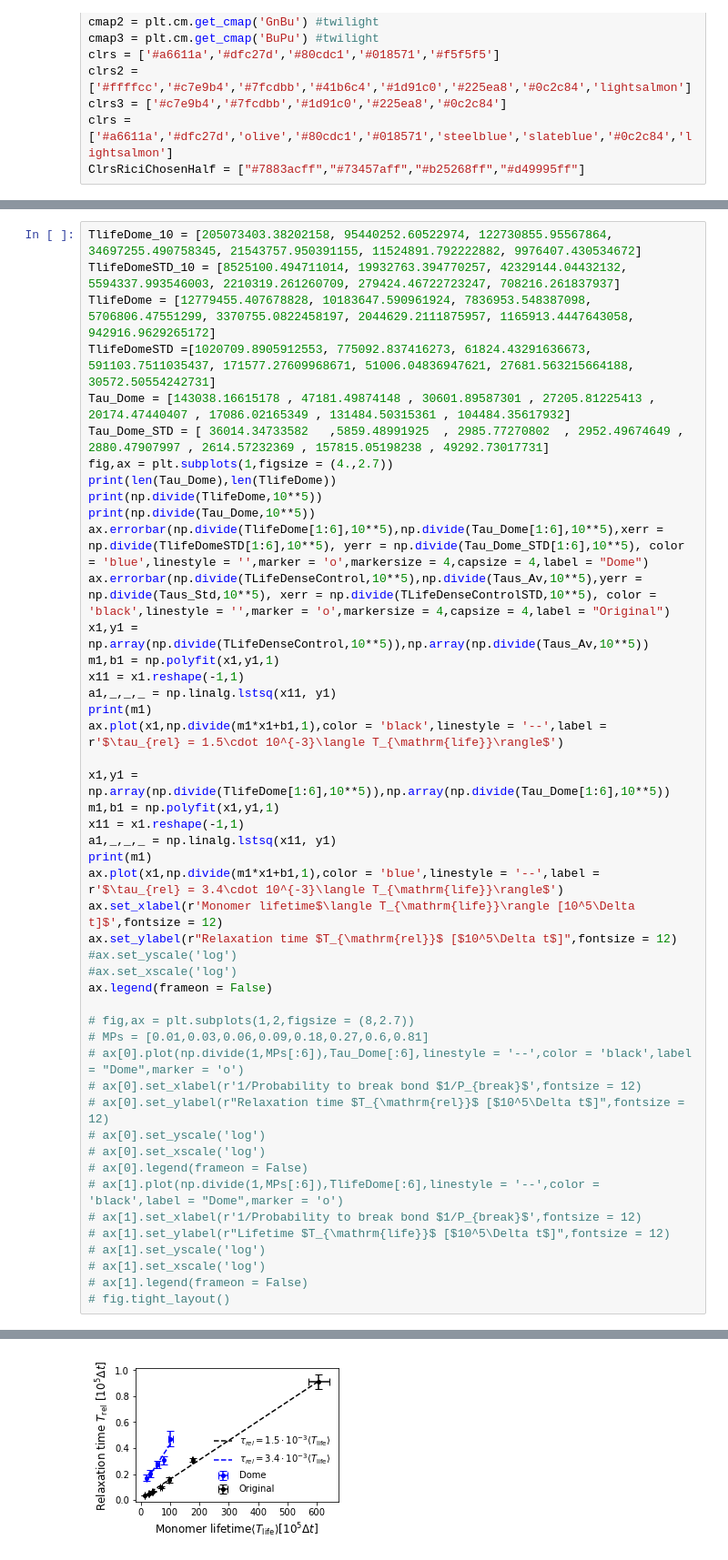
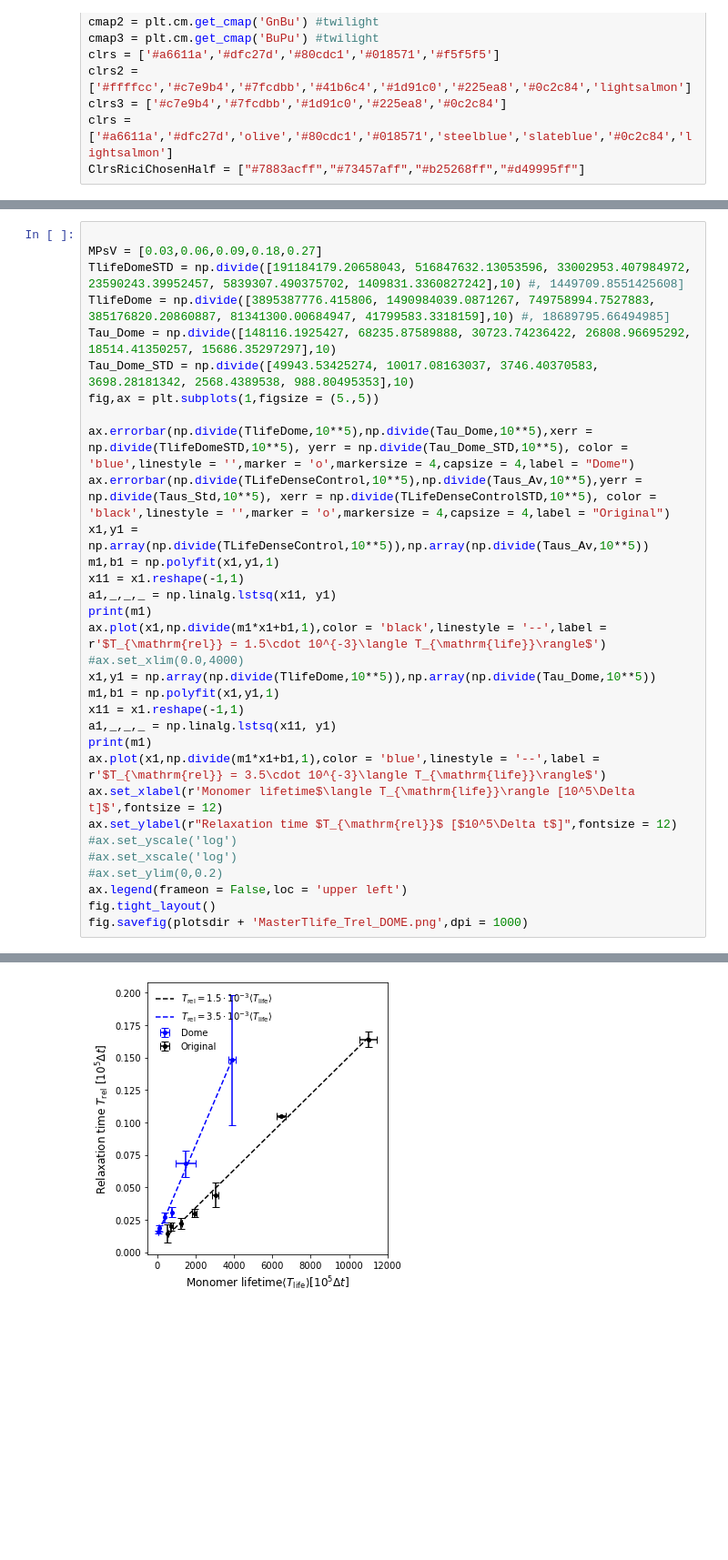
Before and after one commit to Billie1717/ColIVTurnover_Simulations, a Jupyter notebook: Data_and_Figures_2026/Fig_Tlife_conditions/MasterLifetimePlot_Conditions.ipynb, the cells around one changed output, grey strips where cells are left out. Shown at 91% size. Cells and saved outputs as stored; diff of their text form; blank space fills up the shorter version.

Commit message:
Added final Dome data

```diff
--- a/Data_and_Figures_2026/Fig_Tlife_conditions/MasterLifetimePlot_Conditions.ipynb
+++ b/Data_and_Figures_2026/Fig_Tlife_conditions/MasterLifetimePlot_Conditions.ipynb
@@ -190,48 +141,33 @@ ax.plot(MPs,Taus_Other_HalfDensity)
 # %%
-TlifeDome_10 = [205073403.38202158, 95440252.60522974, 122730855.95567864, 34697255.490758345, 21543757.950391155, 11524891.792222882, 9976407.430534672]
-TlifeDomeSTD_10 = [8525100.494711014, 19932763.394770257, 42329144.04432132, 5594337.993546003, 2210319.261260709, 279424.46722723247, 708216.261837937]
-TlifeDome = [12779455.407678828, 10183647.590961924, 7836953.548387098, 5706806.47551299, 3370755.0822458197, 2044629.2111875957, 1165913.4447643058, 942916.9629265172]
-TlifeDomeSTD =[1020709.8905912553, 775092.837416273, 61824.43291636673, 591103.7511035437, 171577.27609968671, 51006.04836947621, 27681.563215664188, 30572.50554242731]
-Tau_Dome = [143038.16615178 , 47181.49874148 , 30601.89587301 , 27205.81225413 , 20174.47440407 , 17086.02165349 , 131484.50315361 , 104484.35617932]
-Tau_Dome_STD = [ 36014.34733582   ,5859.48991925  , 2985.77270802  , 2952.49674649 , 2880.47907997 , 2614.57232369 , 157815.05198238 , 49292.73017731]
-fig,ax = plt.subplots(1,figsize = (4.,2.7))
-print(len(Tau_Dome),len(TlifeDome))
-print(np.divide(TlifeDome,10**5))
-print(np.divide(Tau_Dome,10**5))
-ax.errorbar(np.divide(TlifeDome[1:6],10**5),np.divide(Tau_Dome[1:6],10**5),xerr = np.divide(TlifeDomeSTD[1:6],10**5), yerr = np.divide(Tau_Dome_STD[1:6],10**5), color = 'blue',linestyle = '',marker = 'o',markersize = 4,capsize = 4,label = "Dome")
+
+MPsV = [0.03,0.06,0.09,0.18,0.27]
+TlifeDomeSTD = np.divide([191184179.20658043, 516847632.13053596, 33002953.407984972, 23590243.39952457, 5839307.490375702, 1409831.3360827242],10) #, 1449709.8551425608]
+TlifeDome = np.divide([3895387776.415806, 1490984039.0871267, 749758994.7527883, 385176820.20860887, 81341300.00684947, 41799583.3318159],10) #, 18689795.66494985]
+Tau_Dome = np.divide([148116.1925427, 68235.87589888, 30723.74236422, 26808.96695292, 18514.41350257, 15686.35297297],10)
+Tau_Dome_STD = np.divide([49943.53425274, 10017.08163037, 3746.40370583, 3698.28181342, 2568.4389538, 988.80495353],10)
+fig,ax = plt.subplots(1,figsize = (5.,5))
+
+ax.errorbar(np.divide(TlifeDome,10**5),np.divide(Tau_Dome,10**5),xerr = np.divide(TlifeDomeSTD,10**5), yerr = np.divide(Tau_Dome_STD,10**5), color = 'blue',linestyle = '',marker = 'o',markersize = 4,capsize = 4,label = "Dome")
 ax.errorbar(np.divide(TLifeDenseControl,10**5),np.divide(Taus_Av,10**5),yerr = np.divide(Taus_Std,10**5), xerr = np.divide(TLifeDenseControlSTD,10**5), color = 'black',linestyle = '',marker = 'o',markersize = 4,capsize = 4,label = "Original")
 x1,y1 = np.array(np.divide(TLifeDenseControl,10**5)),np.array(np.divide(Taus_Av,10**5))
 m1,b1 = np.polyfit(x1,y1,1)
 x11 = x1.reshape(-1,1)
 a1,_,_,_ = np.linalg.lstsq(x11, y1)
 print(m1)
-ax.plot(x1,np.divide(m1*x1+b1,1),color = 'black',linestyle = '--',label = r'$\tau_{rel} = 1.5\cdot 10^{-3}\langle T_{\mathrm{life}}\rangle$')
-
-x1,y1 = np.array(np.divide(TlifeDome[1:6],10**5)),np.array(np.divide(Tau_Dome[1:6],10**5))
+ax.plot(x1,np.divide(m1*x1+b1,1),color = 'black',linestyle = '--',label = r'$T_{\mathrm{rel}} = 1.5\cdot 10^{-3}\langle T_{\mathrm{life}}\rangle$')
+#ax.set_xlim(0.0,4000)
+x1,y1 = np.array(np.divide(TlifeDome,10**5)),np.array(np.divide(Tau_Dome,10**5))
 m1,b1 = np.polyfit(x1,y1,1)
 x11 = x1.reshape(-1,1)
 a1,_,_,_ = np.linalg.lstsq(x11, y1)
 print(m1)
-ax.plot(x1,np.divide(m1*x1+b1,1),color = 'blue',linestyle = '--',label = r'$\tau_{rel} = 3.4\cdot 10^{-3}\langle T_{\mathrm{life}}\rangle$')
+ax.plot(x1,np.divide(m1*x1+b1,1),color = 'blue',linestyle = '--',label = r'$T_{\mathrm{rel}} = 3.5\cdot 10^{-3}\langle T_{\mathrm{life}}\rangle$')
 ax.set_xlabel(r'Monomer lifetime$\langle T_{\mathrm{life}}\rangle [10^5\Delta t]$',fontsize = 12)
 ax.set_ylabel(r"Relaxation time $T_{\mathrm{rel}}$ [$10^5\Delta t$]",fontsize = 12)
 #ax.set_yscale('log')
 #ax.set_xscale('log')
-ax.legend(frameon = False)
-
-# fig,ax = plt.subplots(1,2,figsize = (8,2.7))
-# MPs = [0.01,0.03,0.06,0.09,0.18,0.27,0.6,0.81]
-# ax[0].plot(np.divide(1,MPs[:6]),Tau_Dome[:6],linestyle = '--',color = 'black',label = "Dome",marker = 'o')
-# ax[0].set_xlabel(r'1/Probability to break bond $1/P_{break}$',fontsize = 12)
-# ax[0].set_ylabel(r"Relaxation time $T_{\mathrm{rel}}$ [$10^5\Delta t$]",fontsize = 12)
-# ax[0].set_yscale('log')
-# ax[0].set_xscale('log')
-# ax[0].legend(frameon = False)
-# ax[1].plot(np.divide(1,MPs[:6]),TlifeDome[:6],linestyle = '--',color = 'black',label = "Dome",marker = 'o')
-# ax[1].set_xlabel(r'1/Probability to break bond $1/P_{break}$',fontsize = 12)
-# ax[1].set_ylabel(r"Lifetime $T_{\mathrm{life}}$ [$10^5\Delta t$]",fontsize = 12)
-# ax[1].set_yscale('log')
-# ax[1].set_xscale('log')
-# ax[1].legend(frameon = False)
-# fig.tight_layout()
+#ax.set_ylim(0,0.2)
+ax.legend(frameon = False,loc = 'upper left')
+fig.tight_layout()
+fig.savefig(plotsdir + 'MasterTlife_Trel_DOME.png',dpi = 1000)
 # %% [output]
@@ -246 +176 @@ ax.legend(frameon = False)
-[figure, old version]
+[figure, new version]
```
Also changed, not shown: parts of 5 cells of this notebook, 29 other files.
